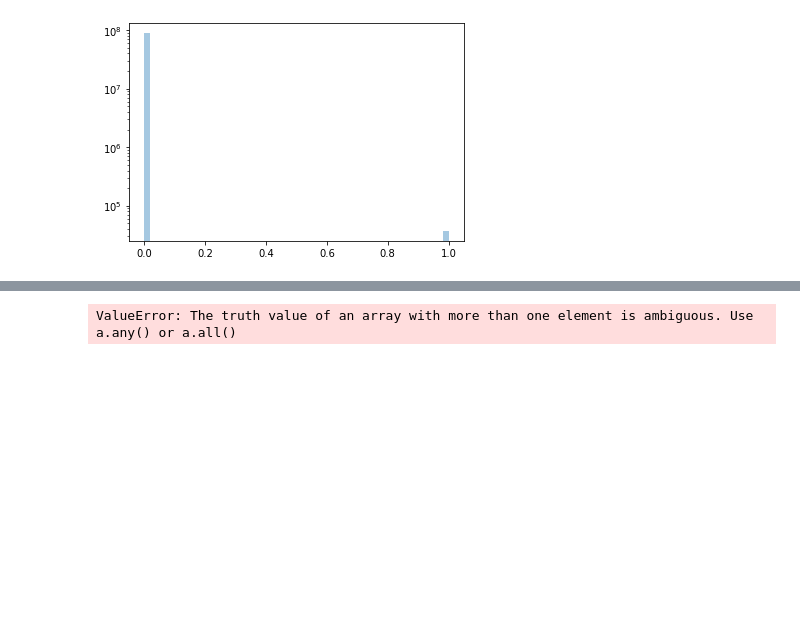
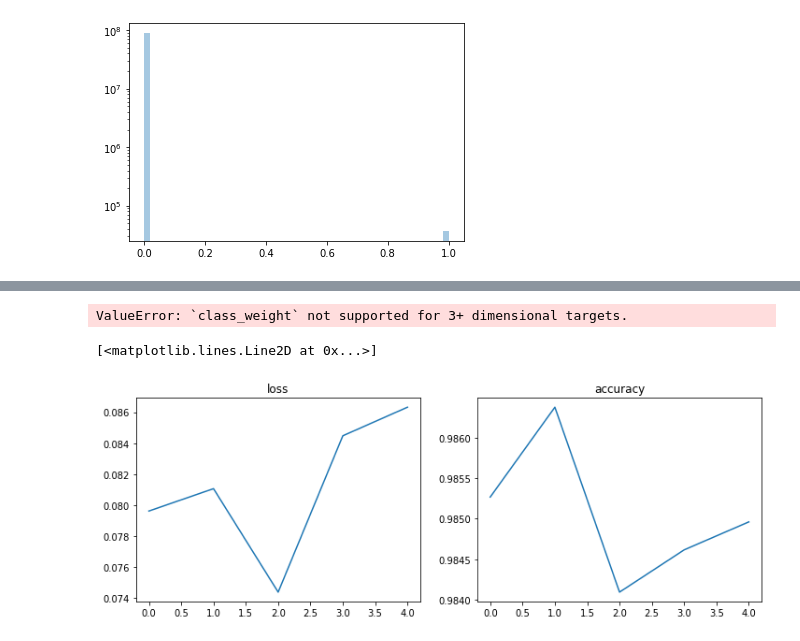
Before and after one commit to SeHwanYoo/tf2_study, a Jupyter notebook: find_walley.ipynb, the cells around one changed output, grey strips where cells are left out. Saved outputs shown, nothing was run; the diff lists cells and outputs as text; code cells hidden in the pictures; blank space fills up the shorter version.

```diff
--- a/find_walley.ipynb
+++ b/find_walley.ipynb
@@ -262,0 +282,12 @@ ________________________________________________________________________________
+# %%
+model = create_model()
+
+
+model.compile(
+    loss='categorical_crossentropy',
+    optimizer=tf.keras.optimizers.Adam(),
+    metrics=['accuracy'],
+    sample_weight_mode='temporal'
+)
+
+model.summary()
@@ -263,33 +312,45 @@ ________________________________________________________________________________
 # %%
-gen_mix = seg_gen_mix(waldo_sub_imgs, waldo_sub_labels, imgs, labels, tot_bs=6, prop=0.34, out_sz=(PANNEL_SIZE, PANNEL_SIZE))
+gen_mix = seg_gen_mix(waldo_sub_imgs,
+                      waldo_sub_labels,
+                      imgs,
+                      labels,
+                      batch_size=6,
+                      prop=0.34,
+                      shape=PANNEL_SIZE)
 
 def on_epoch_end(epoch, logs):
-    print('\r', 'Epoch:%5d - loss: %.4f - acc: %.4f' % (epoch, logs['loss'], logs['acc']), end='')
+    print('\r', 'Epoch:%5d - loss: %.4f - acc: %.4f' % (epoch, logs['loss'], logs['accuracy']), end='')
 
 print_callback = LambdaCallback(on_epoch_end=on_epoch_end)
 # %%
 history = model.fit_generator(
-    gen_mix, steps_per_epoch=6, epochs=500,
-    class_weight=sample_weights,
+    gen_mix,
+    steps_per_epoch=6,
+    epochs=5,
+    # class_weight=sample_weights,
+    class_weight={0: 0.7, 1: 0.3},
     verbose=0,
     callbacks=[
         print_callback,
-        ReduceLROnPlateau(monitor='loss', factor=0.2, patience=100, verbose=1, mode='auto', min_lr=1e-05)
+        ReduceLROnPlateau(monitor='loss', factor=0.2, patience=100, verbose=0, mode='auto', min_lr=1e-05)
     ]
 )
 # %% [output]
-ValueError: The truth value of an array with more than one element is ambiguous. Use a.any() or a.all()
+ValueError: `class_weight` not supported for 3+ dimensional targets.
 # %%
 
 model.save('model.h5')
 
 plt.figure(figsize=(12, 4))
 plt.subplot(1, 2, 1)
 plt.title('loss')
 plt.plot(history.history['loss'])
 plt.subplot(1, 2, 2)
 plt.title('accuracy')
-plt.plot(history.history['acc'])
+plt.plot(history.history['accuracy'])
+# %% [output]
+[<matplotlib.lines.Line2D at 0x...>]
+[figure, added]
 # %%
 img_filename = '02.jpg'
 test_img = np.array(Image.open(os.path.join('test_imgs', img_filename)).resize((2800, 1760), Image.NEAREST)).astype(np.float32) / 255.
```
Also changed, not shown: parts of 10 cells of this notebook.
